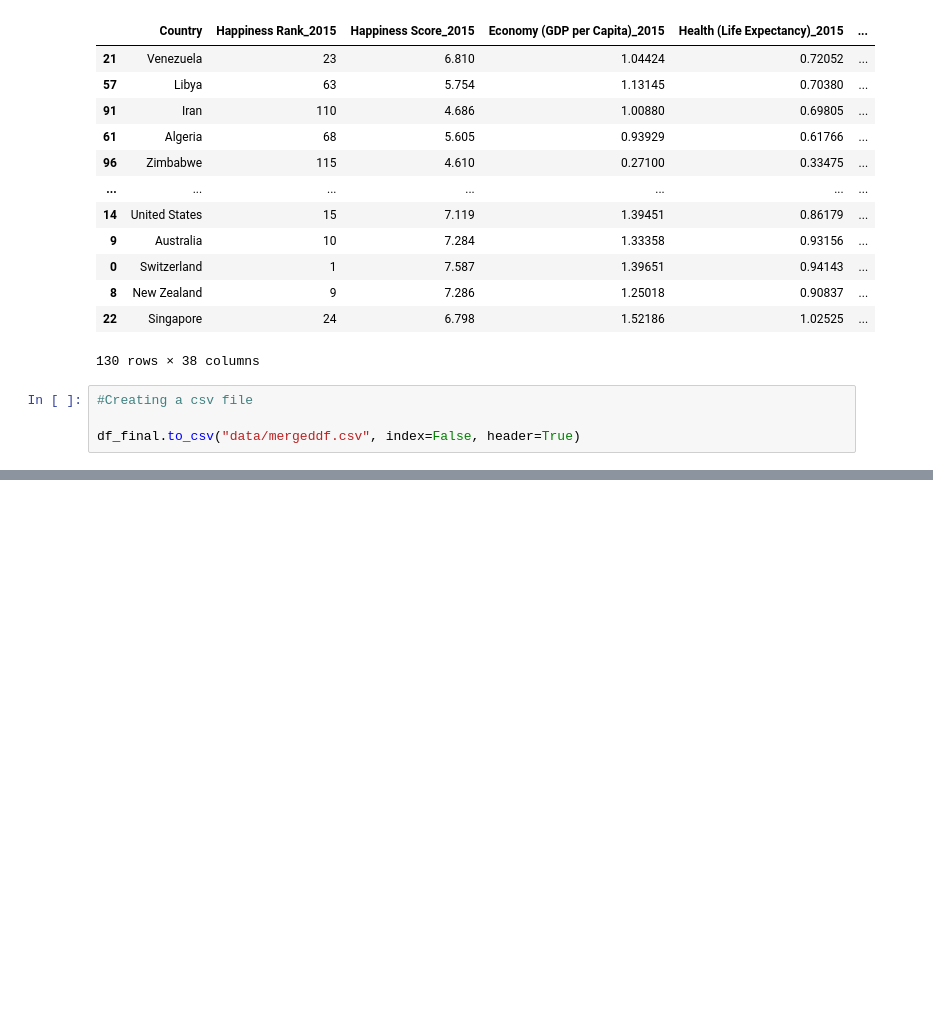
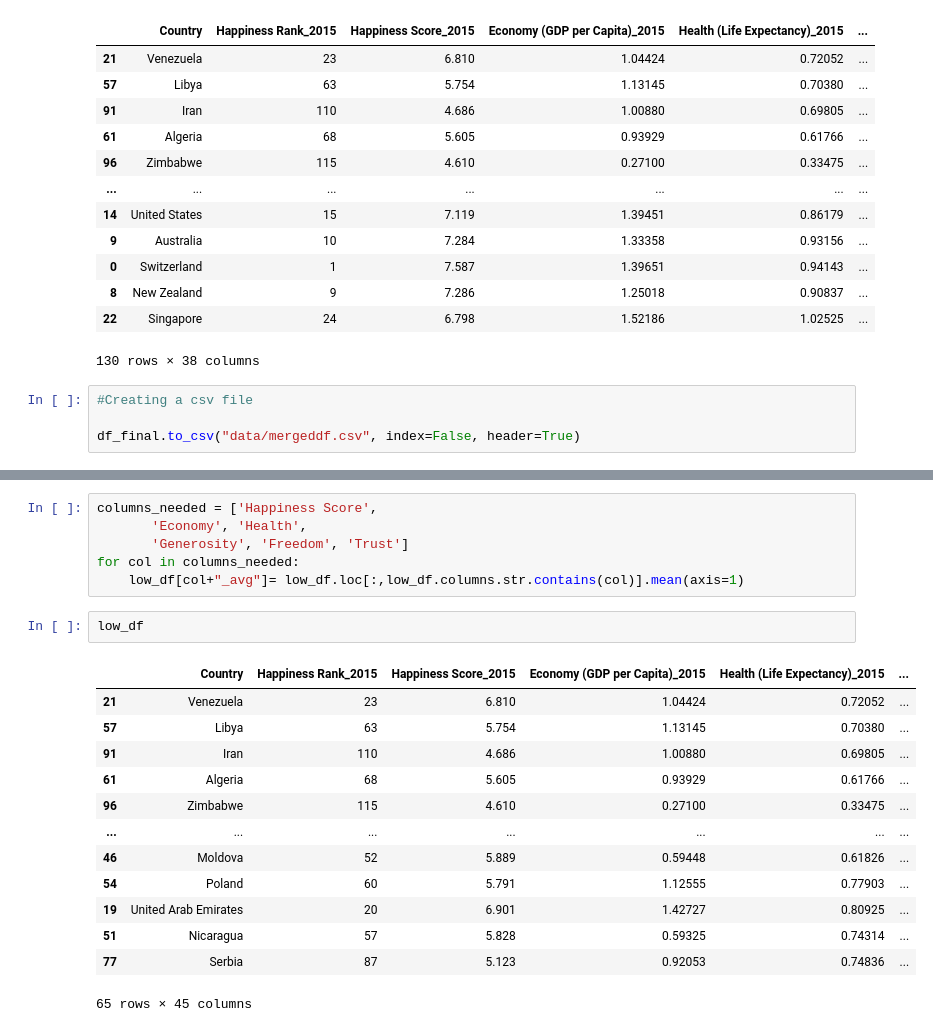
Before and after one commit to RachelNewberry/World_Happeniess_Project_1, a Jupyter notebook: world_happiness_versus_economic_freedom .ipynb, the cells around one changed output, grey strips where cells are left out. Cells and saved outputs as stored; diff of their text form; blank space fills up the shorter version.

```diff
--- a/world_happiness_versus_economic_freedom .ipynb
+++ b/world_happiness_versus_economic_freedom .ipynb
@@ -359,0 +417,22 @@ Shapeof newdataframes - (65, 38), (64, 38)
+# %%
+columns_needed = ['Happiness Score',
+       'Economy', 'Health',
+       'Generosity', 'Freedom', 'Trust']
+for col in columns_needed:
+    low_df[col+"_avg"]= low_df.loc[:,low_df.columns.str.contains(col)].mean(axis=1)
+# %%
+low_df
+# %% [output]
+|  | Country | Happiness Rank_2015 | Happiness Score_2015 | Economy (GDP per Capita)_2015 | Health (Life Expectancy)_2015 | ... |
+| 21 | Venezuela | 23 | 6.810 | 1.04424 | 0.72052 | ... |
+| 57 | Libya | 63 | 5.754 | 1.13145 | 0.70380 | ... |
+| 91 | Iran | 110 | 4.686 | 1.00880 | 0.69805 | ... |
+| 61 | Algeria | 68 | 5.605 | 0.93929 | 0.61766 | ... |
+| 96 | Zimbabwe | 115 | 4.610 | 0.27100 | 0.33475 | ... |
+| ... | ... | ... | ... | ... | ... | ... |
+| 46 | Moldova | 52 | 5.889 | 0.59448 | 0.61826 | ... |
+| 54 | Poland | 60 | 5.791 | 1.12555 | 0.77903 | ... |
+| 19 | United Arab Emirates | 20 | 6.901 | 1.42727 | 0.80925 | ... |
+| 51 | Nicaragua | 57 | 5.828 | 0.59325 | 0.74314 | ... |
+| 77 | Serbia | 87 | 5.123 | 0.92053 | 0.74836 | ... |
+65 rows × 45 columns
```
Also changed, not shown: parts of 12 cells of this notebook, 2 other files.
